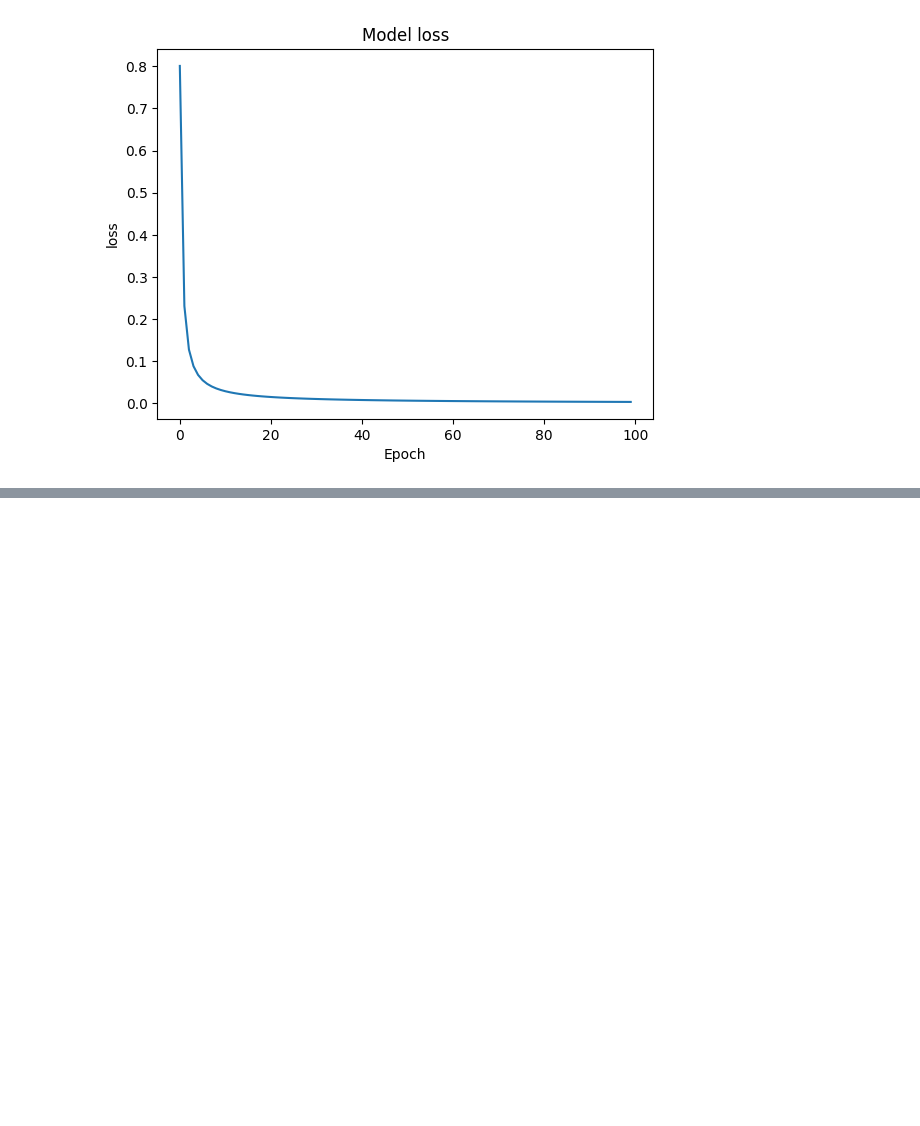
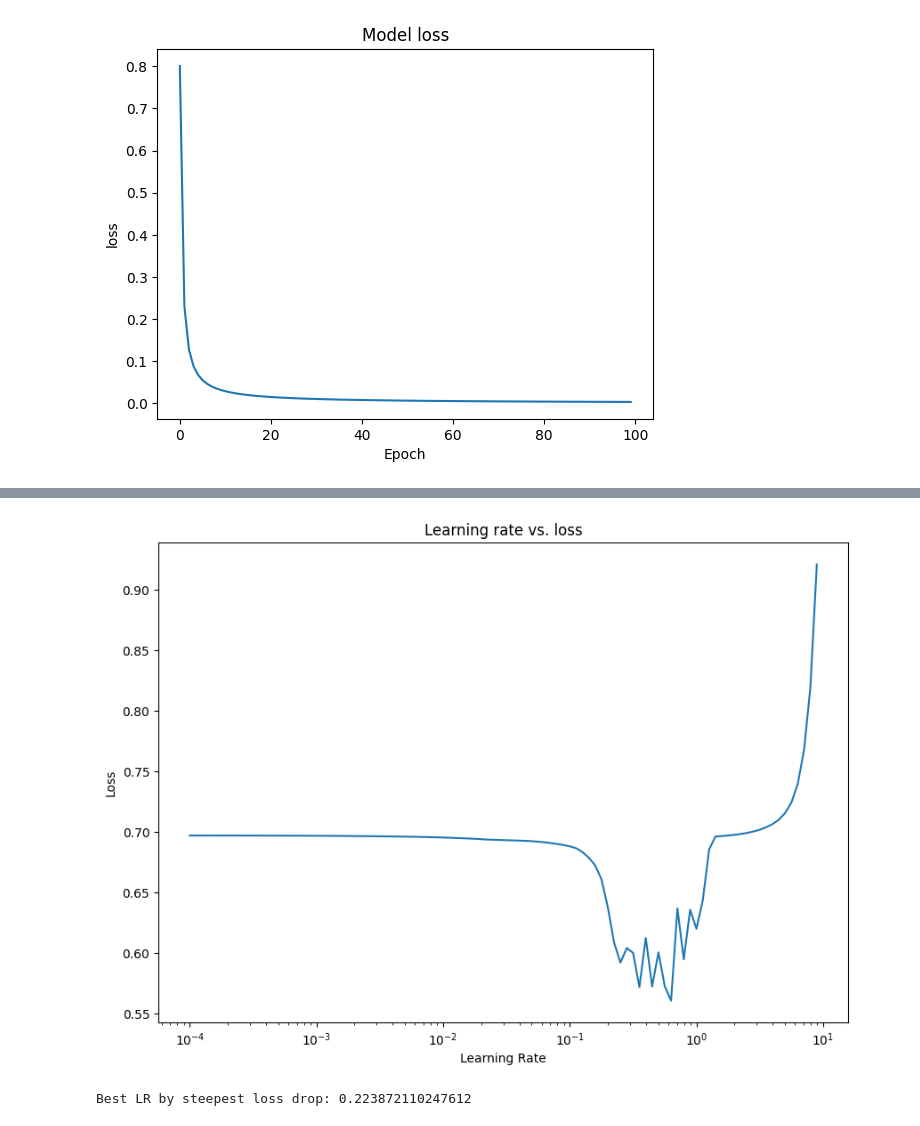
Before and after one commit to rashalismath2/ML, a Jupyter notebook: NN/Tensorflow intro.ipynb, the cells around one changed output, grey strips where cells are left out. Drawn from its saved outputs; the diff is of its cells as text; code cells hidden in the pictures; blank space fills up the shorter version.

```diff
--- a/NN/Tensorflow intro.ipynb
+++ b/NN/Tensorflow intro.ipynb
@@ -440,0 +486,32 @@ plt.show()
+# %%
+# Plot the learning rate versus the loss
+lrs = 1e-4 * (10 ** (np.arange(100)/20))
+plt.figure(figsize=(10, 7))
+plt.semilogx(lrs, history.history["loss"]) # we want the x-axis (learning rate) to be log scale
+plt.xlabel("Learning Rate")
+plt.ylabel("Loss")
+plt.title("Learning rate vs. loss");
+# %% [output]
+[figure, added]
+# %%
+def smooth(values, weight=0.9):
+    smoothed = []
+    last = values[0]
+    for v in values:
+        last = last * weight + (1 - weight) * v
+        smoothed.append(last)
+    return np.array(smoothed)
+
+lrs = np.array(history.history["learning_rate"])
+losses = np.array(history.history["loss"])
+smooth_losses = smooth(losses)
+
+# Find steepest loss decrease
+gradients = np.gradient(smooth_losses, np.log10(lrs))
+best_idx = np.argmin(gradients)
+
+best_lr_steepest_drop = lrs[best_idx]
+
+print("Best LR by steepest loss drop:", best_lr_steepest_drop)
+# %% [output]
+Best LR by steepest loss drop: 0.223872110247612
```
Also changed, not shown: parts of 11 cells of this notebook, 4 other files.
